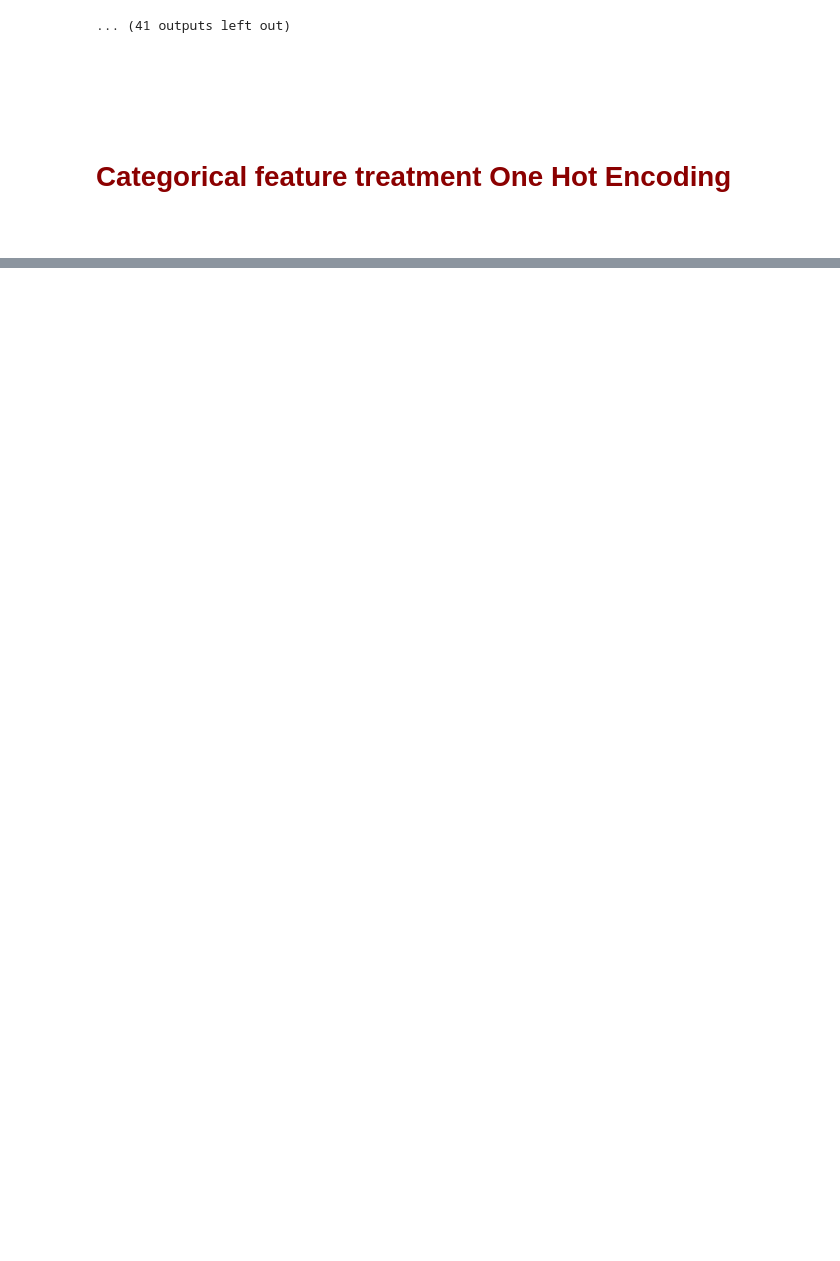
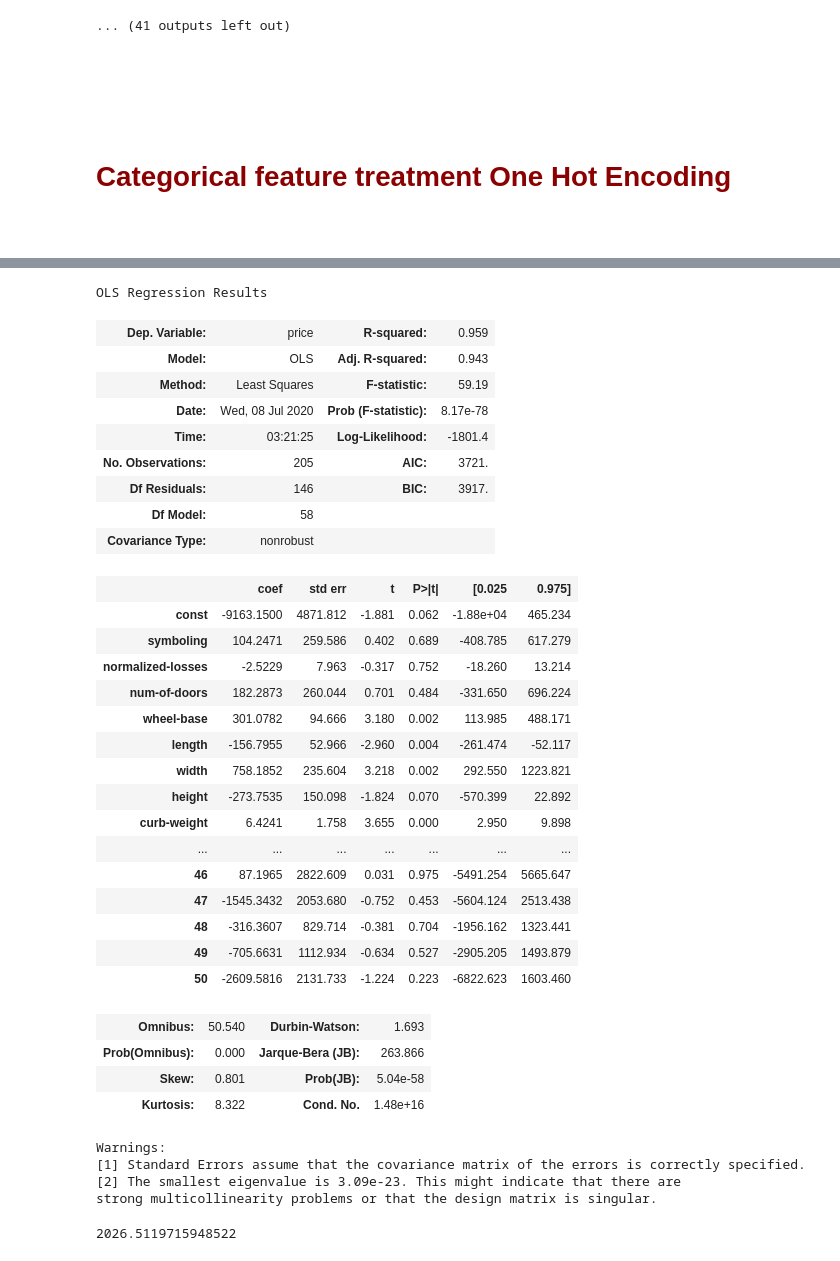
Before and after one commit to sachin-khode/rating-and-price-analysis, a Jupyter notebook: rating and price analysis .ipynb, the cells around one changed output, grey strips where cells are left out. Cells and saved outputs as stored; diff of their text form; code cells hidden in the pictures; blank space fills up the shorter version.

```diff
--- a/rating and price analysis .ipynb
+++ b/rating and price analysis .ipynb
@@ -134,0 +220,3 @@ TypeError: '<=' not supported between instances of 'float' and 'str'
+# %%
+X = df.drop(["price"],axis=1)
+y = df["price"]
@@ -134,0 +269,40 @@ TypeError: '<=' not supported between instances of 'float' and 'str'
+# %%
+import statsmodels.api as sm
+X_constant = sm.add_constant(X)
+lin_reg = sm.OLS(y,X_constant).fit()
+lin_reg.summary()
+# %% [output]
+OLS Regression Results
+| Dep. Variable: | price | R-squared: | 0.959 |
+| Model: | OLS | Adj. R-squared: | 0.943 |
+| Method: | Least Squares | F-statistic: | 59.19 |
+| Date: | Wed, 08 Jul 2020 | Prob (F-statistic): | 8.17e-78 |
+| Time: | 03:21:25 | Log-Likelihood: | -1801.4 |
+| No. Observations: | 205 | AIC: | 3721. |
+| Df Residuals: | 146 | BIC: | 3917. |
+| Df Model: | 58 |  |  |
+| Covariance Type: | nonrobust |  |  |
+|  | coef | std err | t | P>|t| | [0.025 | 0.975] |
+| const | -9163.1500 | 4871.812 | -1.881 | 0.062 | -1.88e+04 | 465.234 |
+| symboling | 104.2471 | 259.586 | 0.402 | 0.689 | -408.785 | 617.279 |
+| normalized-losses | -2.5229 | 7.963 | -0.317 | 0.752 | -18.260 | 13.214 |
+| num-of-doors | 182.2873 | 260.044 | 0.701 | 0.484 | -331.650 | 696.224 |
+| wheel-base | 301.0782 | 94.666 | 3.180 | 0.002 | 113.985 | 488.171 |
+| length | -156.7955 | 52.966 | -2.960 | 0.004 | -261.474 | -52.117 |
+| width | 758.1852 | 235.604 | 3.218 | 0.002 | 292.550 | 1223.821 |
+| height | -273.7535 | 150.098 | -1.824 | 0.070 | -570.399 | 22.892 |
+| curb-weight | 6.4241 | 1.758 | 3.655 | 0.000 | 2.950 | 9.898 |
+| ... | ... | ... | ... | ... | ... | ... |
+| 46 | 87.1965 | 2822.609 | 0.031 | 0.975 | -5491.254 | 5665.647 |
+| 47 | -1545.3432 | 2053.680 | -0.752 | 0.453 | -5604.124 | 2513.438 |
+| 48 | -316.3607 | 829.714 | -0.381 | 0.704 | -1956.162 | 1323.441 |
+| 49 | -705.6631 | 1112.934 | -0.634 | 0.527 | -2905.205 | 1493.879 |
+| 50 | -2609.5816 | 2131.733 | -1.224 | 0.223 | -6822.623 | 1603.460 |
+| Omnibus: | 50.540 | Durbin-Watson: | 1.693 |
+| Prob(Omnibus): | 0.000 | Jarque-Bera (JB): | 263.866 |
+| Skew: | 0.801 | Prob(JB): | 5.04e-58 |
+| Kurtosis: | 8.322 | Cond. No. | 1.48e+16 |
+Warnings:
+[1] Standard Errors assume that the covariance matrix of the errors is correctly specified.
+[2] The smallest eigenvalue is 3.09e-23. This might indicate that there are
+strong multicollinearity problems or that the design matrix is singular.
@@ -134,0 +311,6 @@ TypeError: '<=' not supported between instances of 'float' and 'str'
+# %%
+from sklearn.metrics import mean_absolute_error as mae
+
+mae(y_test,y_pred)
+# %% [output]
+2026.5119715948522
```
Also changed, not shown: parts of 29 cells of this notebook, 1 other file.
